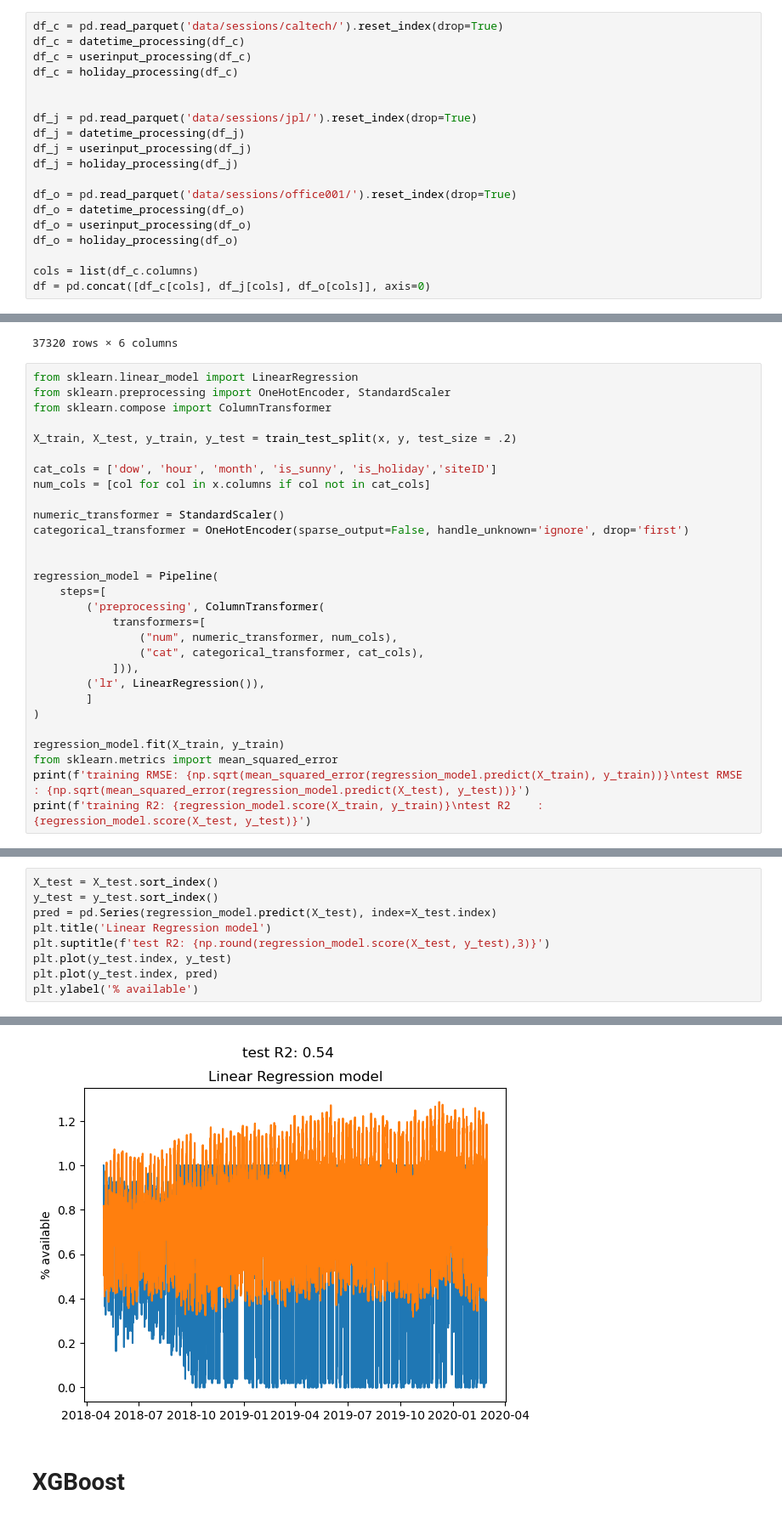
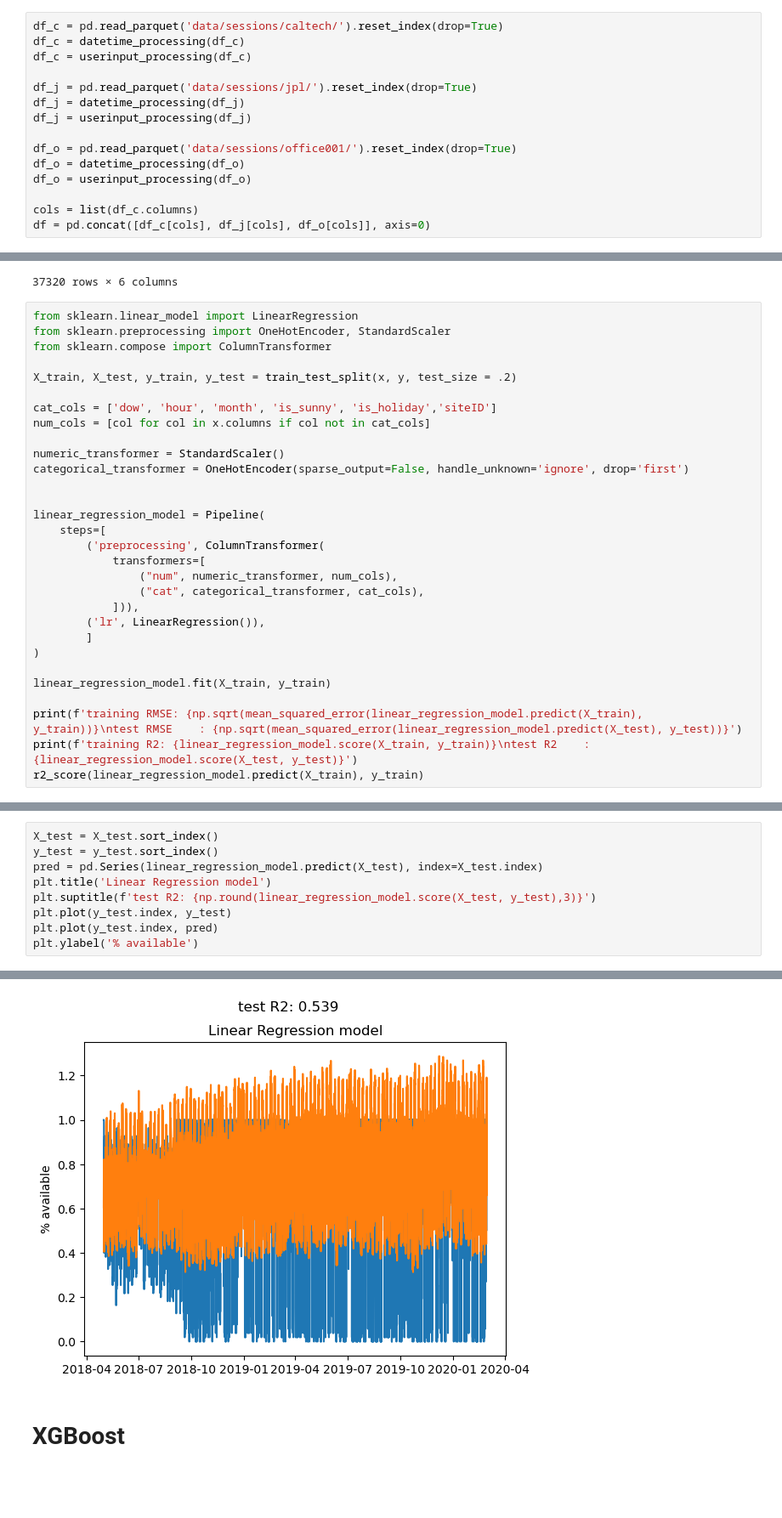
Before and after one commit to denny-lehman/ev_charging, a Jupyter notebook: models/model_eval.ipynb, the cells around one changed output, grey strips where cells are left out. Shown at 85% size. Saved outputs shown, nothing was run; the diff lists cells and outputs as text; blank space fills up the shorter version.

```diff
--- a/models/model_eval.ipynb
+++ b/models/model_eval.ipynb
@@ -40,18 +35,14 @@ from src.data_preprocessing import  datetime_processing, userinput_processing, h
 df_c = pd.read_parquet('data/sessions/caltech/').reset_index(drop=True)
 df_c = datetime_processing(df_c)
 df_c = userinput_processing(df_c)
-df_c = holiday_processing(df_c)
-
 
 df_j = pd.read_parquet('data/sessions/jpl/').reset_index(drop=True)
 df_j = datetime_processing(df_j)
 df_j = userinput_processing(df_j)
-df_j = holiday_processing(df_j)
 
 df_o = pd.read_parquet('data/sessions/office001/').reset_index(drop=True)
 df_o = datetime_processing(df_o)
 df_o = userinput_processing(df_o)
-df_o = holiday_processing(df_o)
 
 cols = list(df_c.columns)
 df = pd.concat([df_c[cols], df_j[cols], df_o[cols]], axis=0)
@@ -161,7 +152,7 @@ numeric_transformer = StandardScaler()
 categorical_transformer = OneHotEncoder(sparse_output=False, handle_unknown='ignore', drop='first')
 
 
-regression_model = Pipeline(
+linear_regression_model = Pipeline(
     steps=[
         ('preprocessing', ColumnTransformer(
             transformers=[
@@ -172,8 +163,9 @@ regression_model = Pipeline(
         ]
 )
 
-regression_model.fit(X_train, y_train)
-from sklearn.metrics import mean_squared_error
-print(f'training RMSE: {np.sqrt(mean_squared_error(regression_model.predict(X_train), y_train))}\ntest RMSE    : {np.sqrt(mean_squared_error(regression_model.predict(X_test), y_test))}')
-print(f'training R2: {regression_model.score(X_train, y_train)}\ntest R2    : {regression_model.score(X_test, y_test)}')
+linear_regression_model.fit(X_train, y_train)
+
+print(f'training RMSE: {np.sqrt(mean_squared_error(linear_regression_model.predict(X_train), y_train))}\ntest RMSE    : {np.sqrt(mean_squared_error(linear_regression_model.predict(X_test), y_test))}')
+print(f'training R2: {linear_regression_model.score(X_train, y_train)}\ntest R2    : {linear_regression_model.score(X_test, y_test)}')
+r2_score(linear_regression_model.predict(X_train), y_train)
 # %% [output]
@@ -184,15 +177,15 @@ test R2    : 0.5400839707038124
 # %%
 X_test = X_test.sort_index()
 y_test = y_test.sort_index()
-pred = pd.Series(regression_model.predict(X_test), index=X_test.index)
+pred = pd.Series(linear_regression_model.predict(X_test), index=X_test.index)
 plt.title('Linear Regression model')
-plt.suptitle(f'test R2: {np.round(regression_model.score(X_test, y_test),3)}')
+plt.suptitle(f'test R2: {np.round(linear_regression_model.score(X_test, y_test),3)}')
 plt.plot(y_test.index, y_test)
 plt.plot(y_test.index, pred)
 plt.ylabel('% available')
 # %% [output]
 Text(0, 0.5, '% available')
-[figure, old version]
+[figure, new version]
 # %% [markdown]
 # XGBoost
 # %%
```
Also changed, not shown: parts of 9 cells of this notebook.
